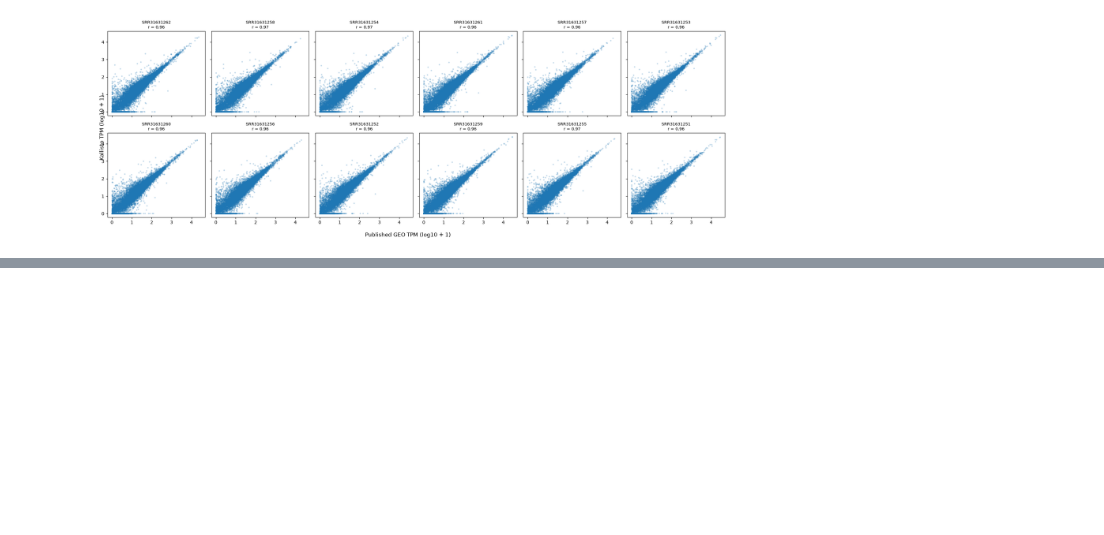
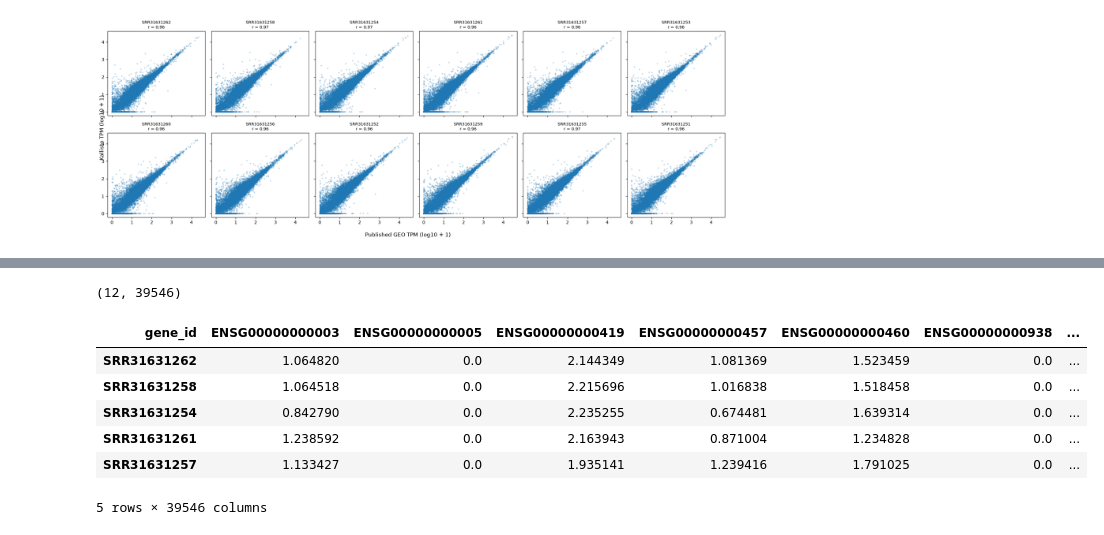
Before and after one commit to SvavaDa/GSE283655_project, a Jupyter notebook: GSE283655-simplified-data.ipynb, the cells around one changed output, grey strips where cells are left out. Cells and saved outputs as stored; diff of their text form; code cells hidden in the pictures; blank space fills up the shorter version.

```diff
--- a/GSE283655-simplified-data.ipynb
+++ b/GSE283655-simplified-data.ipynb
@@ -876,0 +921,18 @@ plt.show()
+# %%
+pca_matrix = gene_tpm_all.set_index("gene_id")
+
+pca_matrix = np.log10(pca_matrix + 1)
+
+pca_input = pca_matrix.T
+
+print(pca_input.shape)
+pca_input.head()
+# %% [output]
+(12, 39546)
+| gene_id | ENSG00000000003 | ENSG00000000005 | ENSG00000000419 | ENSG00000000457 | ENSG00000000460 | ENSG00000000938 | ... |
+| SRR31631262 | 1.064820 | 0.0 | 2.144349 | 1.081369 | 1.523459 | 0.0 | ... |
+| SRR31631258 | 1.064518 | 0.0 | 2.215696 | 1.016838 | 1.518458 | 0.0 | ... |
+| SRR31631254 | 0.842790 | 0.0 | 2.235255 | 0.674481 | 1.639314 | 0.0 | ... |
+| SRR31631261 | 1.238592 | 0.0 | 2.163943 | 0.871004 | 1.234828 | 0.0 | ... |
+| SRR31631257 | 1.133427 | 0.0 | 1.935141 | 1.239416 | 1.791025 | 0.0 | ... |
+5 rows × 39546 columns
```
Also changed, not shown: parts of 7 cells of this notebook.
